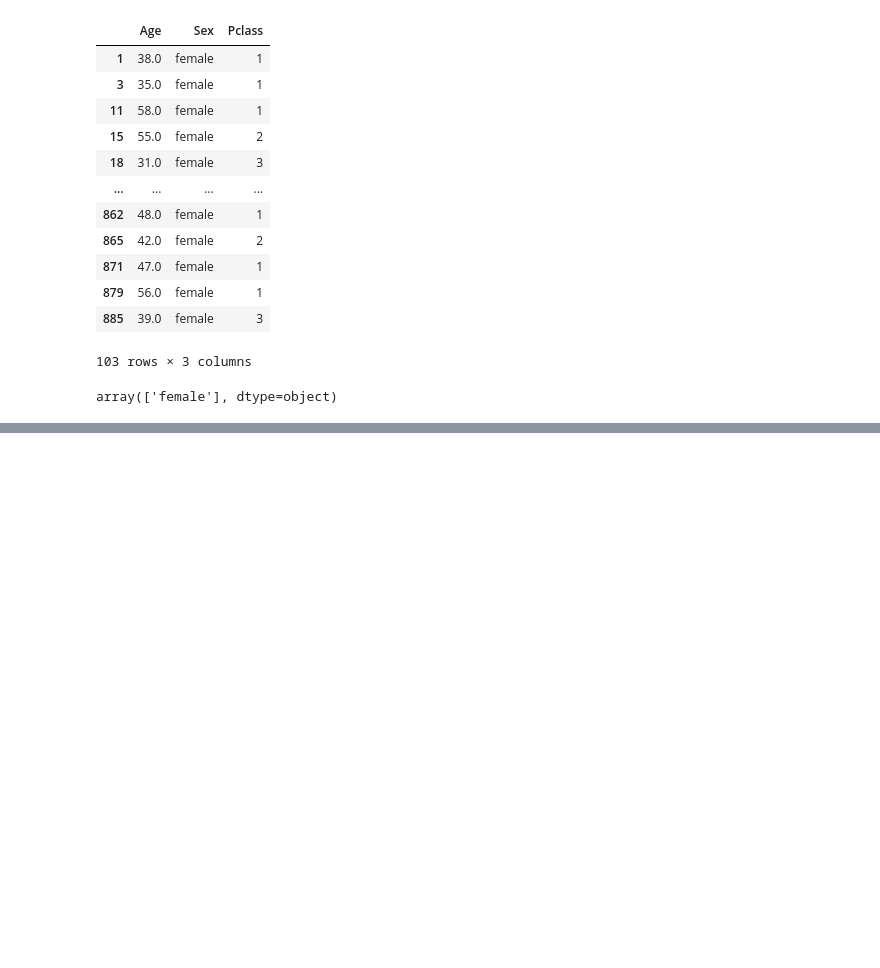
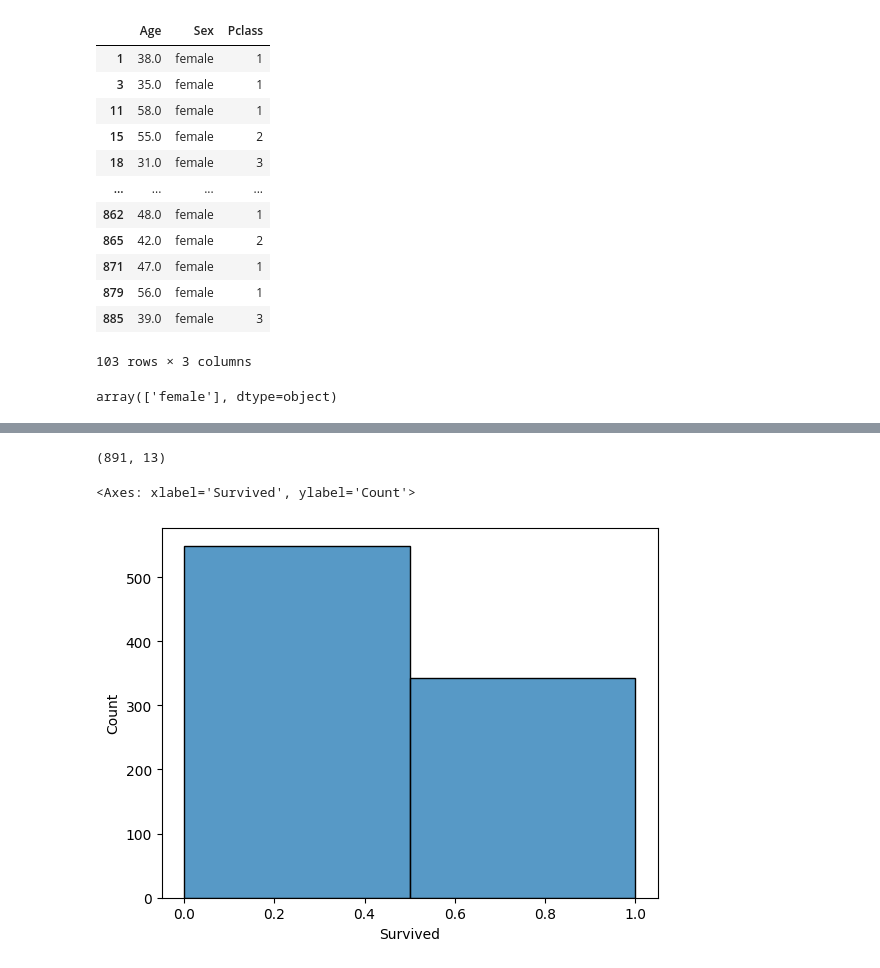
Before and after one commit to osm3rr/pandas-fundamentals, a Jupyter notebook: titanic.ipynb, the cells around one changed output, grey strips where cells are left out. Saved outputs shown, nothing was run; the diff lists cells and outputs as text; code cells hidden in the pictures; blank space fills up the shorter version.

```diff
--- a/titanic.ipynb
+++ b/titanic.ipynb
@@ -103,0 +193,3 @@ array(['female'], dtype=object)
+# %%
+# agregar una nueva columna con el doble de la edad
+df0['Age_x2'] = df0['Age'] * 2
@@ -103,0 +203,13 @@ array(['female'], dtype=object)
+# %%
+df0.shape
+# %% [output]
+(891, 13)
+# %%
+# copia del df0 a df1
+df1 = df0.copy()
+# %%
+# histograma de los pasajeros sobrevivientes
+sns.histplot(df1['Survived'], kde=False, bins=2)
+# %% [output]
+<Axes: xlabel='Survived', ylabel='Count'>
+[figure, added]
```
Also changed, not shown: parts of 12 cells of this notebook, 2 other files.
